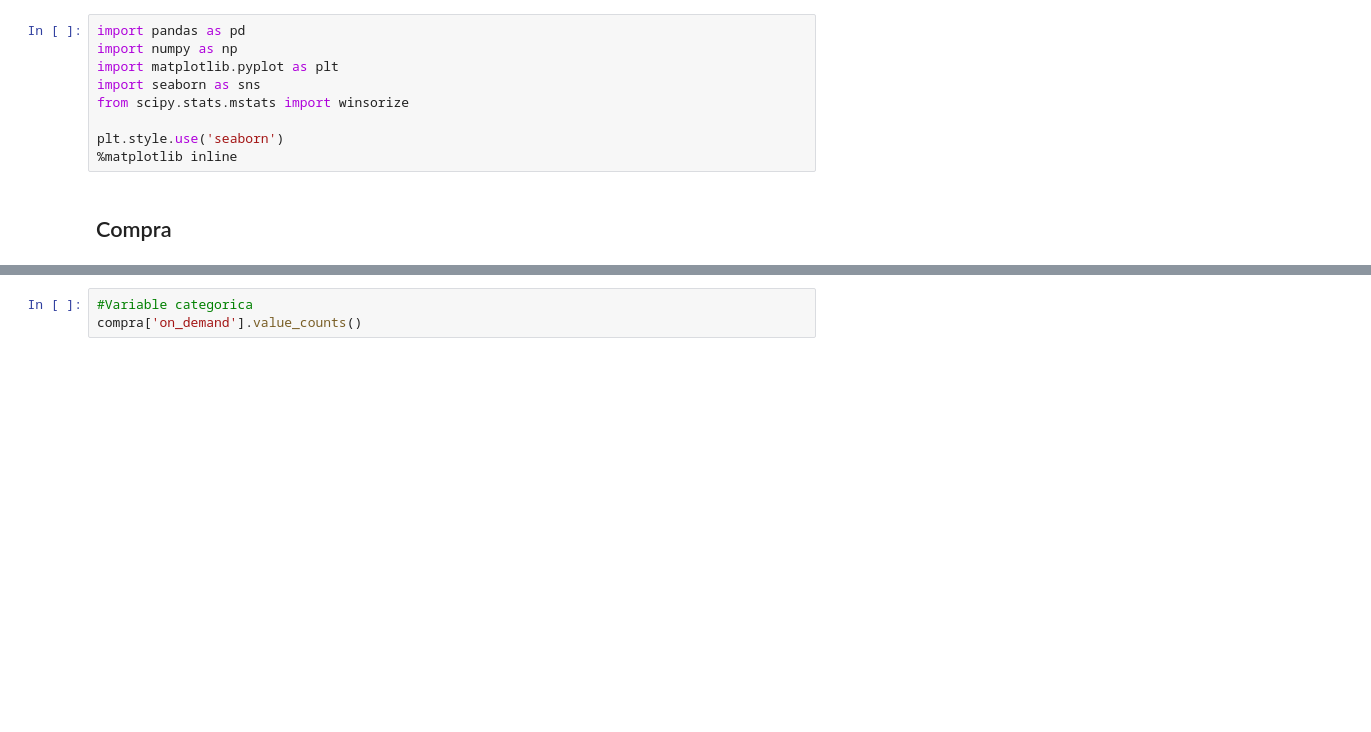
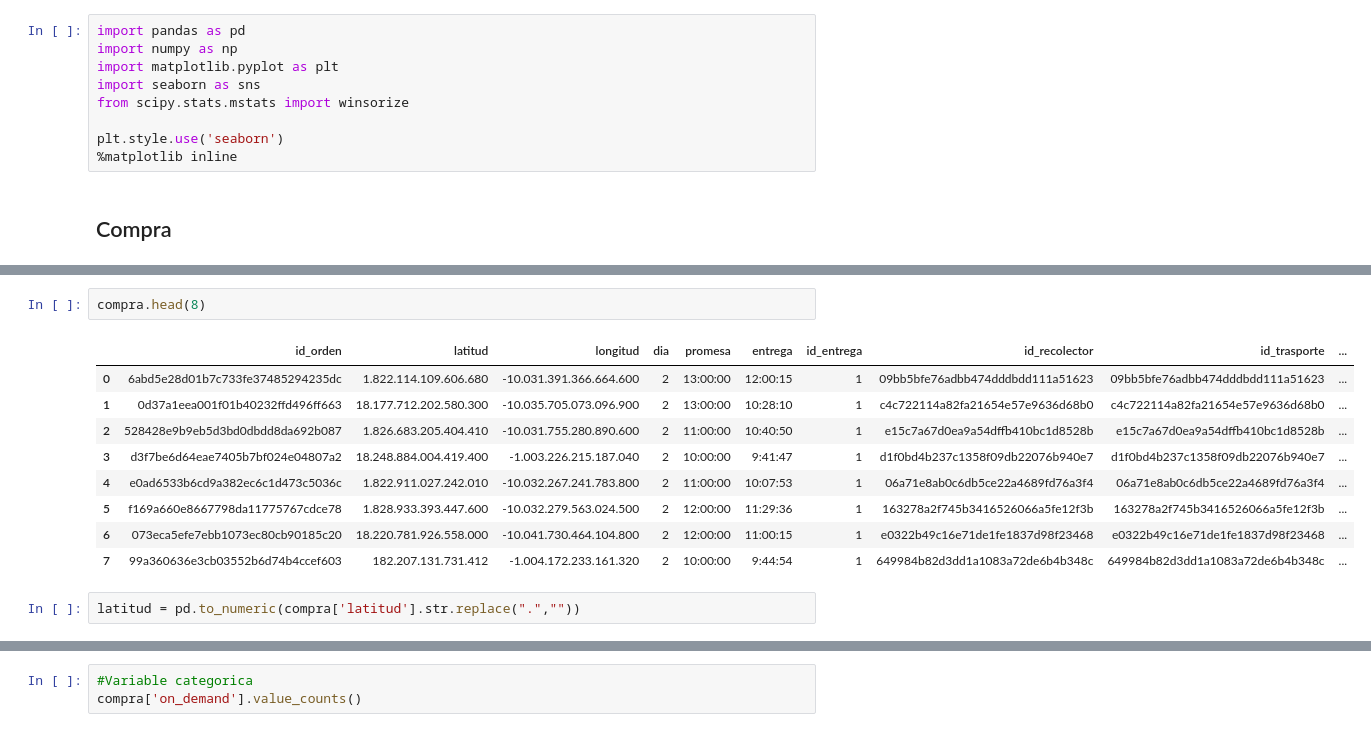
Before and after one commit to callejasv1/proyecto_oraculo, a Jupyter notebook: ProyectoV_Original.ipynb, the cells around one changed output, grey strips where cells are left out. Drawn from its saved outputs; the diff is of its cells as text; blank space fills up the shorter version.

```diff
--- a/ProyectoV_Original.ipynb
+++ b/ProyectoV_Original.ipynb
@@ -19,3 +19,17 @@ compra.head()
 | 2 | 528428e9b9eb5d3bd0dbdd8da692b087 | 1.826.683.205.404.410 | -10.031.755.280.890.600 | 2 | 11:00:00 | 10:40:50 | False | e15c7a67d0ea9a54dffb410bc1d8528b | e15c7a67d0ea9a54dffb410bc1d8528b | ... |
 | 3 | d3f7be6d64eae7405b7bf024e04807a2 | 18.248.884.004.419.400 | -1.003.226.215.187.040 | 2 | 10:00:00 | 9:41:47 | False | d1f0bd4b237c1358f09db22076b940e7 | d1f0bd4b237c1358f09db22076b940e7 | ... |
 | 4 | e0ad6533b6cd9a382ec6c1d473c5036c | 1.822.911.027.242.010 | -10.032.267.241.783.800 | 2 | 11:00:00 | 10:07:53 | False | 06a71e8ab0c6db5ce22a4689fd76a3f4 | 06a71e8ab0c6db5ce22a4689fd76a3f4 | ... |
+# %%
+compra.head(8)
+# %% [output]
+|  | id_orden | latitud | longitud | dia | promesa | entrega | id_entrega | id_recolector | id_trasporte | ... |
+| 0 | 6abd5e28d01b7c733fe37485294235dc | 1.822.114.109.606.680 | -10.031.391.366.664.600 | 2 | 13:00:00 | 12:00:15 | 1 | 09bb5bfe76adbb474dddbdd111a51623 | 09bb5bfe76adbb474dddbdd111a51623 | ... |
+| 1 | 0d37a1eea001f01b40232ffd496ff663 | 18.177.712.202.580.300 | -10.035.705.073.096.900 | 2 | 13:00:00 | 10:28:10 | 1 | c4c722114a82fa21654e57e9636d68b0 | c4c722114a82fa21654e57e9636d68b0 | ... |
+| 2 | 528428e9b9eb5d3bd0dbdd8da692b087 | 1.826.683.205.404.410 | -10.031.755.280.890.600 | 2 | 11:00:00 | 10:40:50 | 1 | e15c7a67d0ea9a54dffb410bc1d8528b | e15c7a67d0ea9a54dffb410bc1d8528b | ... |
+| 3 | d3f7be6d64eae7405b7bf024e04807a2 | 18.248.884.004.419.400 | -1.003.226.215.187.040 | 2 | 10:00:00 | 9:41:47 | 1 | d1f0bd4b237c1358f09db22076b940e7 | d1f0bd4b237c1358f09db22076b940e7 | ... |
+| 4 | e0ad6533b6cd9a382ec6c1d473c5036c | 1.822.911.027.242.010 | -10.032.267.241.783.800 | 2 | 11:00:00 | 10:07:53 | 1 | 06a71e8ab0c6db5ce22a4689fd76a3f4 | 06a71e8ab0c6db5ce22a4689fd76a3f4 | ... |
+| 5 | f169a660e8667798da11775767cdce78 | 1.828.933.393.447.600 | -10.032.279.563.024.500 | 2 | 12:00:00 | 11:29:36 | 1 | 163278a2f745b3416526066a5fe12f3b | 163278a2f745b3416526066a5fe12f3b | ... |
+| 6 | 073eca5efe7ebb1073ec80cb90185c20 | 18.220.781.926.558.000 | -10.041.730.464.104.800 | 2 | 12:00:00 | 11:00:15 | 1 | e0322b49c16e71de1fe1837d98f23468 | e0322b49c16e71de1fe1837d98f23468 | ... |
+| 7 | 99a360636e3cb03552b6d74b4ccef603 | 182.207.131.731.412 | -1.004.172.233.161.320 | 2 | 10:00:00 | 9:44:54 | 1 | 649984b82d3dd1a1083a72de6b4b348c | 649984b82d3dd1a1083a72de6b4b348c | ... |
+# %%
+latitud = pd.to_numeric(compra['latitud'].str.replace(".",""))
```
Also changed, not shown: parts of 1 cell of this notebook.
